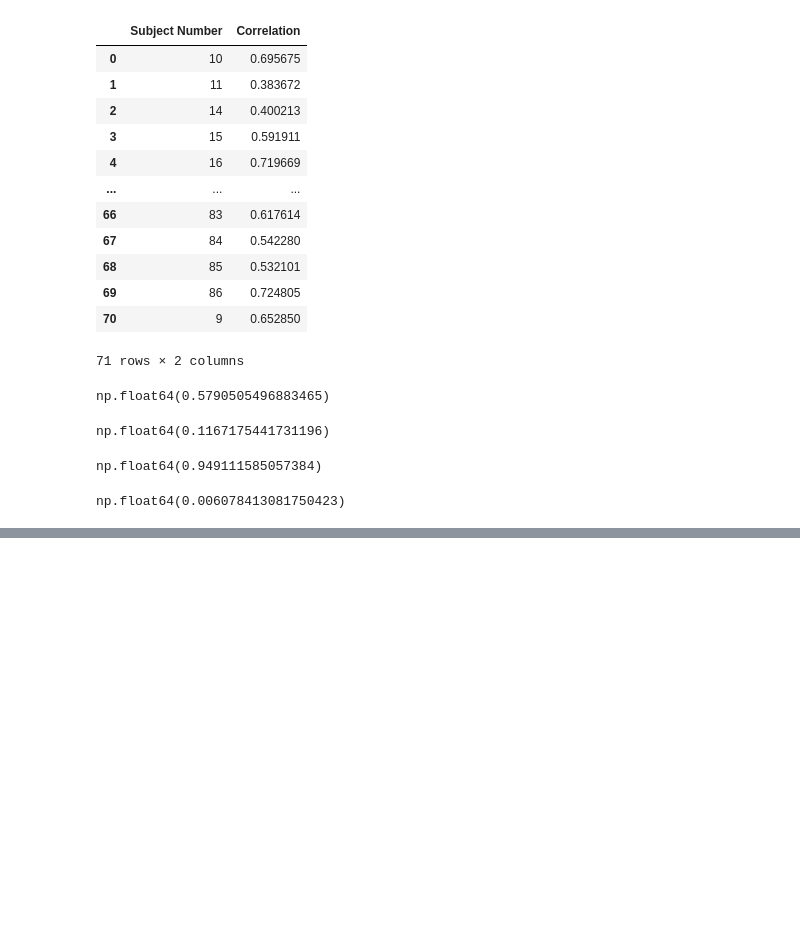
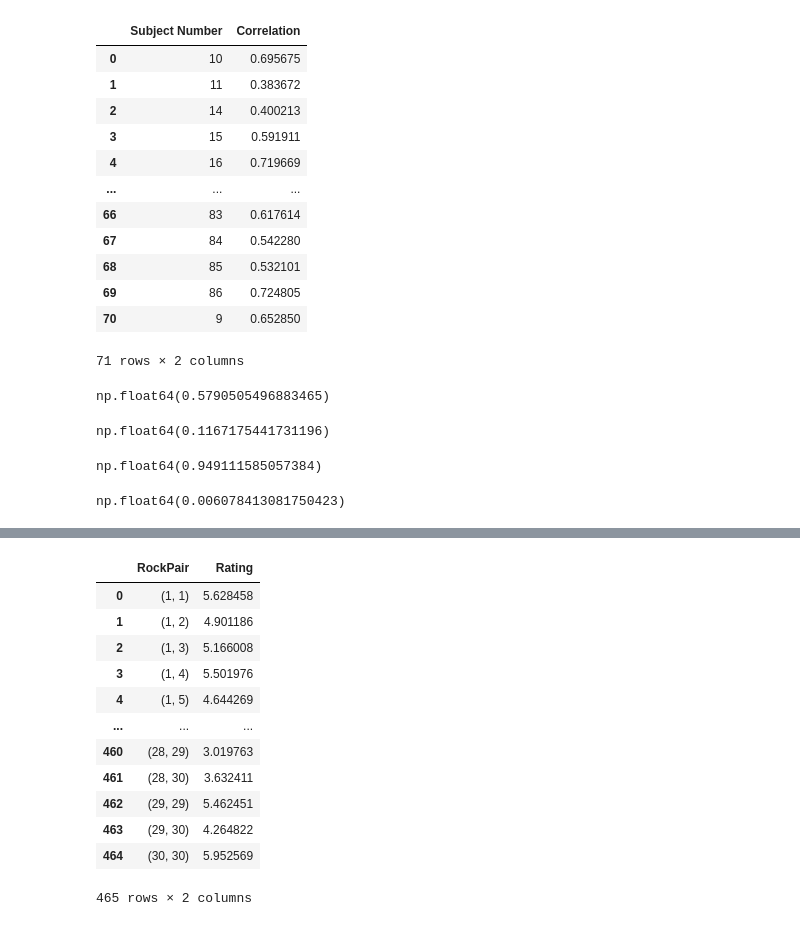
Before and after one commit to b-dickson/ChatGPT-Categorization, a Jupyter notebook: reliability.ipynb, the cells around one changed output, grey strips where cells are left out. Saved outputs shown, nothing was run; the diff lists cells and outputs as text; code cells hidden in the pictures; blank space fills up the shorter version.

```diff
--- a/reliability.ipynb
+++ b/reliability.ipynb
@@ -145,0 +195,16 @@ np.float64(0.006078413081750423)
+# %%
+df.groupby(["RockPair"])["Rating"].mean().reset_index()
+# %% [output]
+|  | RockPair | Rating |
+| 0 | (1, 1) | 5.628458 |
+| 1 | (1, 2) | 4.901186 |
+| 2 | (1, 3) | 5.166008 |
+| 3 | (1, 4) | 5.501976 |
+| 4 | (1, 5) | 4.644269 |
+| ... | ... | ... |
+| 460 | (28, 29) | 3.019763 |
+| 461 | (28, 30) | 3.632411 |
+| 462 | (29, 29) | 5.462451 |
+| 463 | (29, 30) | 4.264822 |
+| 464 | (30, 30) | 5.952569 |
+465 rows × 2 columns
```
Also changed, not shown: parts of 11 cells of this notebook.
